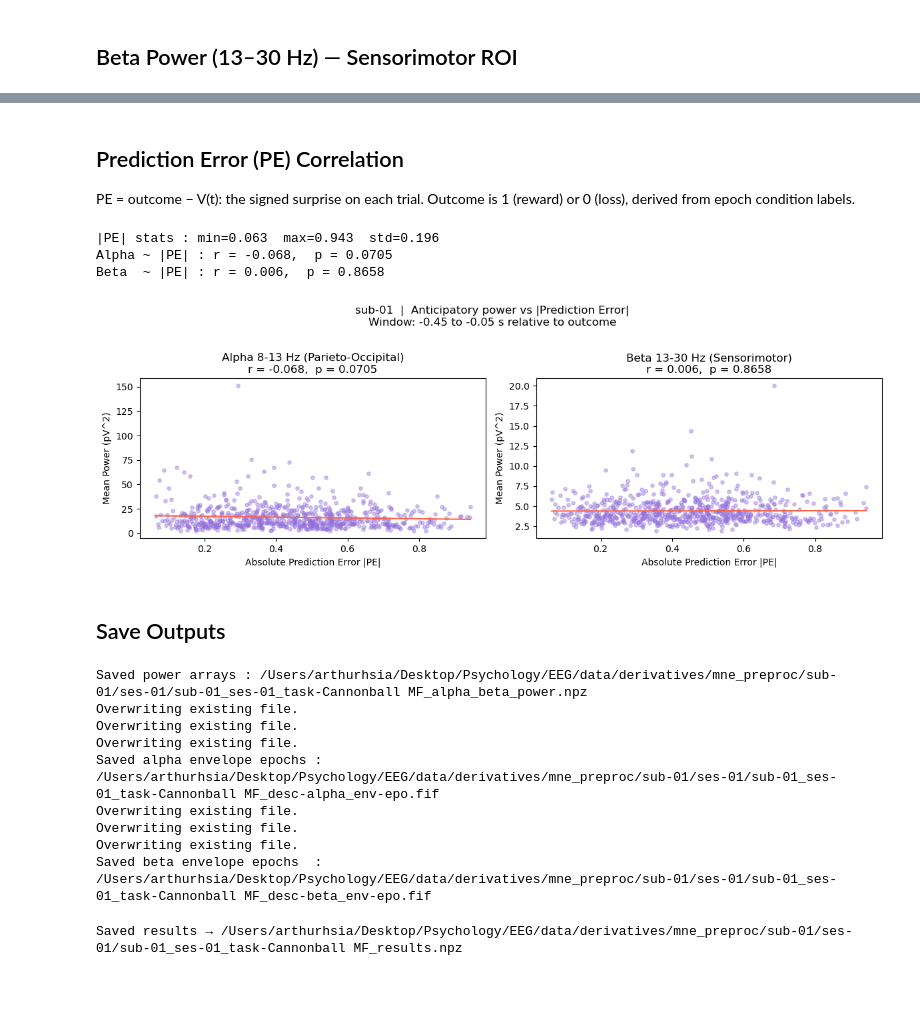
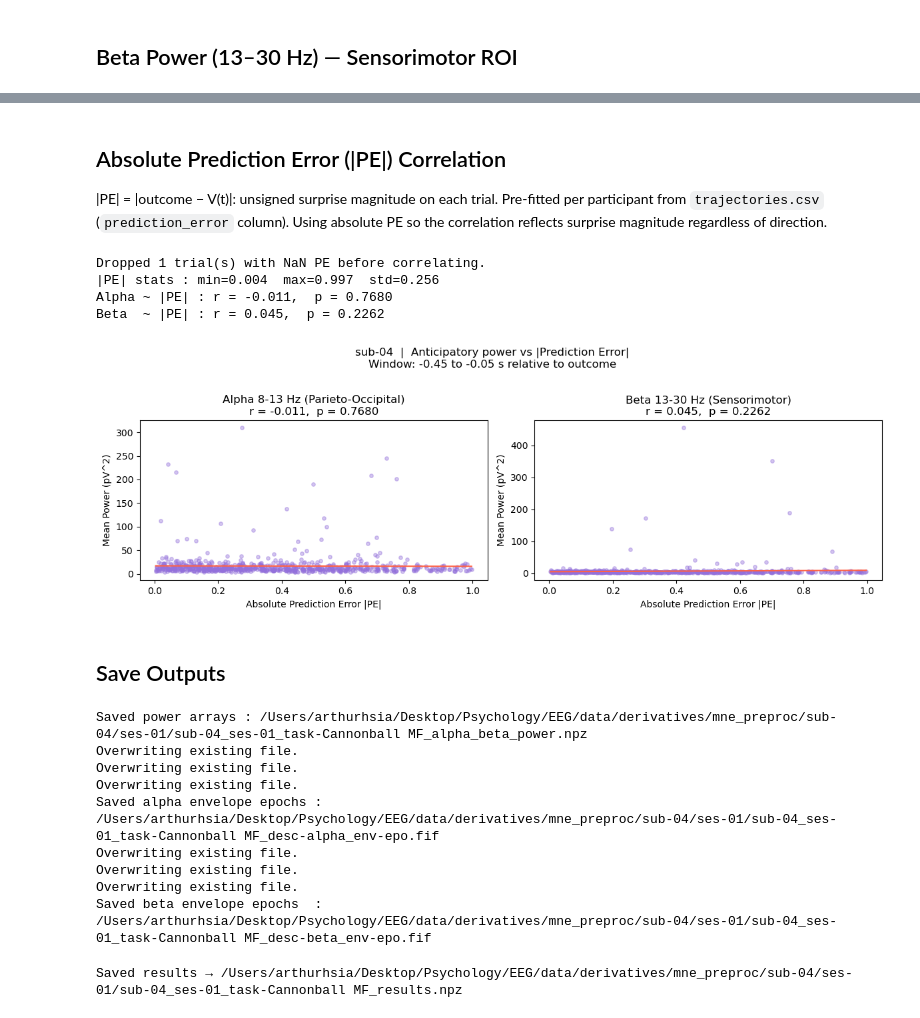
Before and after one commit to arthurhsia/Reinforcement-Learning-and-EEG, a Jupyter notebook: alpha/alpha_beta_extraction.ipynb, the cells around one changed output, grey strips where cells are left out. Saved outputs shown, nothing was run; the diff lists cells and outputs as text; code cells hidden in the pictures; blank space fills up the shorter version.

```diff
--- a/alpha/alpha_beta_extraction.ipynb
+++ b/alpha/alpha_beta_extraction.ipynb
@@ -23,11 +23,11 @@ from scipy import stats
 import matplotlib.pyplot as plt
 
 # ── Parameters ──────────────────────────────────────────────────────────────
-SUBJECT = "01"
+SUBJECT = "04"
 SESSION = "01"
 TASK    = "Cannonball MF"
 
-PROJECT_ROOT    = Path("../..").resolve()
+PROJECT_ROOT    = Path("/Users/arthurhsia/Desktop/Psychology/EEG")
 DERIVATIVES_DIR = PROJECT_ROOT / "data" / "derivatives" / "mne_preproc"
 sub_ses_dir     = DERIVATIVES_DIR / f"sub-{SUBJECT}" / f"ses-{SESSION}"
 prefix          = f"sub-{SUBJECT}_ses-{SESSION}_task-{TASK}"
@@ -175,11 +175,11 @@ metadata = epochs.metadata
 
 if metadata is None:
     print("No metadata found. Re-run preprocessing with behavioral alignment (cells 41-42).")
-elif "rw_value" not in metadata.columns:
-    print(f"'rw_value' column not in metadata. Available columns:\n  {list(metadata.columns)}")
+elif "value_0" not in metadata.columns:
+    print(f"'value_0' column not in metadata. Available columns:\n  {list(metadata.columns)}")
     print("Add RW model estimates to the behavioral CSV before preprocessing.")
 else:
-    rw = metadata["rw_value"].values.astype(float)
+    rw = metadata["value_0"].values.astype(float)
 
     r_alpha, p_alpha = stats.pearsonr(rw, alpha_power)
     r_beta,  p_beta  = stats.pearsonr(rw, beta_power)
@@ -230,8 +230,9 @@ rw_value: min=0.259  max=0.943  std=0.152
 # %% [markdown]
-## Prediction Error (PE) Correlation
+## Absolute Prediction Error (|PE|) Correlation
 
-PE = outcome − V(t): the signed surprise on each trial.
-Outcome is 1 (reward) or 0 (loss), derived from epoch condition labels.
+|PE| = |outcome − V(t)|: unsigned surprise magnitude on each trial.
+Pre-fitted per participant from `trajectories.csv` (`prediction_error` column).
+Using absolute PE so the correlation reflects surprise magnitude regardless of direction.
 # %%
 metadata = epochs.metadata
 
@@ -242,44 +243,54 @@ elif "prediction_error" not in metadata.columns:
     print("Re-run preprocessing Cell 42 to load from trajectories.csv.")
 else:
     pe_signed = metadata["prediction_error"].values.astype(float)
     pe = np.abs(pe_signed)  # absolute PE = unsigned surprise magnitude
 
-    r_alpha_pe, p_alpha_pe = stats.pearsonr(pe, alpha_power)
-    r_beta_pe,  p_beta_pe  = stats.pearsonr(pe, beta_power)
+    # Drop trials with NaN PE (e.g. trial 1 where no prior exists)
+    valid = ~np.isnan(pe)
+    n_dropped = (~valid).sum()
+    if n_dropped:
+        print(f"Dropped {n_dropped} trial(s) with NaN PE before correlating.")
+    pe_v     = pe[valid]
+    alpha_v  = alpha_power[valid]
+    beta_v   = beta_power[valid]
 
-    print(f"|PE| stats : min={pe.min():.3f}  max={pe.max():.3f}  std={pe.std():.3f}")
+    r_alpha_pe, p_alpha_pe = stats.pearsonr(pe_v, alpha_v)
+    r_beta_pe,  p_beta_pe  = stats.pearsonr(pe_v, beta_v)
+
+    print(f"|PE| stats : min={pe_v.min():.3f}  max={pe_v.max():.3f}  std={pe_v.std():.3f}")
     print(f"Alpha ~ |PE| : r = {r_alpha_pe:.3f},  p = {p_alpha_pe:.4f}")
     print(f"Beta  ~ |PE| : r = {r_beta_pe:.3f},  p = {p_beta_pe:.4f}")
 
     fig, axes = plt.subplots(1, 2, figsize=(12, 4))
     labels = ["Alpha 8-13 Hz (Parieto-Occipital)", "Beta 13-30 Hz (Sensorimotor)"]
     for ax, pwr, r, p, label in zip(
         axes,
-        [alpha_power, beta_power],
+        [alpha_v, beta_v],
         [r_alpha_pe,  r_beta_pe],
         [p_alpha_pe,  p_beta_pe],
         labels,
     ):
-        ax.scatter(pe, pwr * 1e12, alpha=0.4, s=15, color="mediumpurple")
-        m, b = np.polyfit(pe, pwr * 1e12, 1)
-        xline = np.linspace(pe.min(), pe.max(), 100)
+        ax.scatter(pe_v, pwr * 1e12, alpha=0.4, s=15, color="mediumpurple")
+        m, b = np.polyfit(pe_v, pwr * 1e12, 1)
+        xline = np.linspace(pe_v.min(), pe_v.max(), 100)
         ax.plot(xline, m * xline + b, color="tomato", linewidth=1.5)
         ax.set_xlabel("Absolute Prediction Error |PE|")
         ax.set_ylabel("Mean Power (pV^2)")
         ax.set_title(f"{label}\nr = {r:.3f},  p = {p:.4f}")
 
     fig.suptitle(
         f"sub-{SUBJECT}  |  Anticipatory power vs |Prediction Error|"
         f"\nWindow: {inner_tmin:.2f} to {inner_tmax:.2f} s relative to outcome",
         y=1.02,
     )
     plt.tight_layout()
     plt.show()
 # %% [output]
-|PE| stats : min=0.063  max=0.943  std=0.196
-Alpha ~ |PE| : r = -0.068,  p = 0.0705
-Beta  ~ |PE| : r = 0.006,  p = 0.8658
+Dropped 1 trial(s) with NaN PE before correlating.
+|PE| stats : min=0.004  max=0.997  std=0.256
+Alpha ~ |PE| : r = -0.011,  p = 0.7680
+Beta  ~ |PE| : r = 0.045,  p = 0.2262
-[figure, old version]
+[figure, new version]
 # %% [markdown]
 ## Save Outputs
 # %%
@@ -306,15 +317,15 @@ beta_env_path = sub_ses_dir / f"{prefix}_desc-beta_env-epo.fif"
 epochs_beta_env.save(str(beta_env_path), overwrite=True)
 print(f"Saved beta envelope epochs  : {beta_env_path}")
 # %% [output]
-Saved power arrays : /Users/arthurhsia/Desktop/Psychology/EEG/data/derivatives/mne_preproc/sub-01/ses-01/sub-01_ses-01_task-Cannonball MF_alpha_beta_power.npz
+Saved power arrays : /Users/arthurhsia/Desktop/Psychology/EEG/data/derivatives/mne_preproc/sub-04/ses-01/sub-04_ses-01_task-Cannonball MF_alpha_beta_power.npz
 Overwriting existing file.
 Overwriting existing file.
 Overwriting existing file.
-Saved alpha envelope epochs : /Users/arthurhsia/Desktop/Psychology/EEG/data/derivatives/mne_preproc/sub-01/ses-01/sub-01_ses-01_task-Cannonball MF_desc-alpha_env-epo.fif
+Saved alpha envelope epochs : /Users/arthurhsia/Desktop/Psychology/EEG/data/derivatives/mne_preproc/sub-04/ses-01/sub-04_ses-01_task-Cannonball MF_desc-alpha_env-epo.fif
 Overwriting existing file.
 Overwriting existing file.
 Overwriting existing file.
-Saved beta envelope epochs  : /Users/arthurhsia/Desktop/Psychology/EEG/data/derivatives/mne_preproc/sub-01/ses-01/sub-01_ses-01_task-Cannonball MF_desc-beta_env-epo.fif
+Saved beta envelope epochs  : /Users/arthurhsia/Desktop/Psychology/EEG/data/derivatives/mne_preproc/sub-04/ses-01/sub-04_ses-01_task-Cannonball MF_desc-beta_env-epo.fif
 # %%
 # Save per-subject results for between-subjects averaging
 results_path = sub_ses_dir / f"sub-{SUBJECT}_ses-{SESSION}_task-{TASK}_results.npz"
@@ -345,4 +356,4 @@ except NameError:
 np.savez(str(results_path), **save_dict)
 print(f"Saved results → {results_path}")
 # %% [output]
-Saved results → /Users/arthurhsia/Desktop/Psychology/EEG/data/derivatives/mne_preproc/sub-01/ses-01/sub-01_ses-01_task-Cannonball MF_results.npz
+Saved results → /Users/arthurhsia/Desktop/Psychology/EEG/data/derivatives/mne_preproc/sub-04/ses-01/sub-04_ses-01_task-Cannonball MF_results.npz
```
Also changed, not shown: parts of 7 cells of this notebook, 7 other files.
